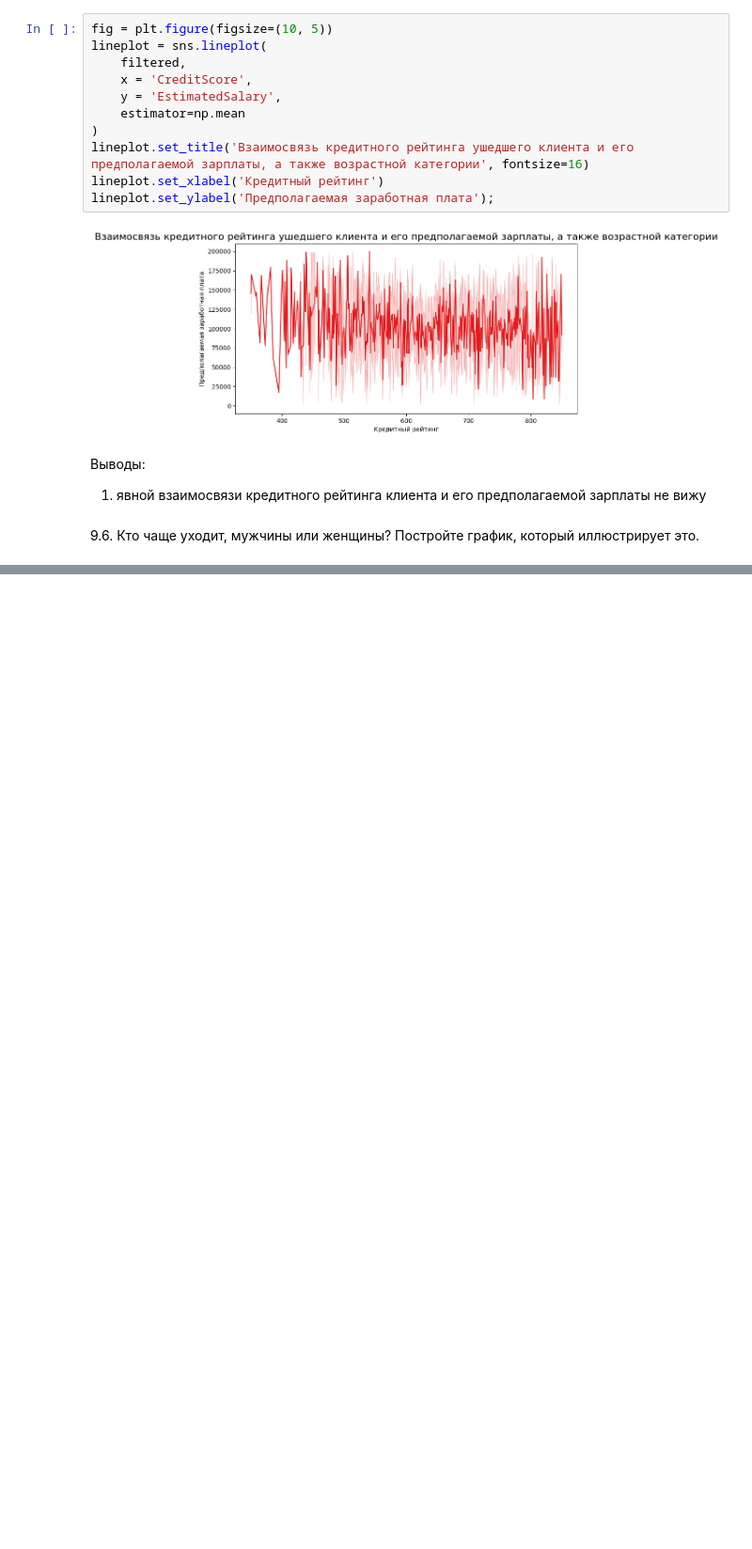
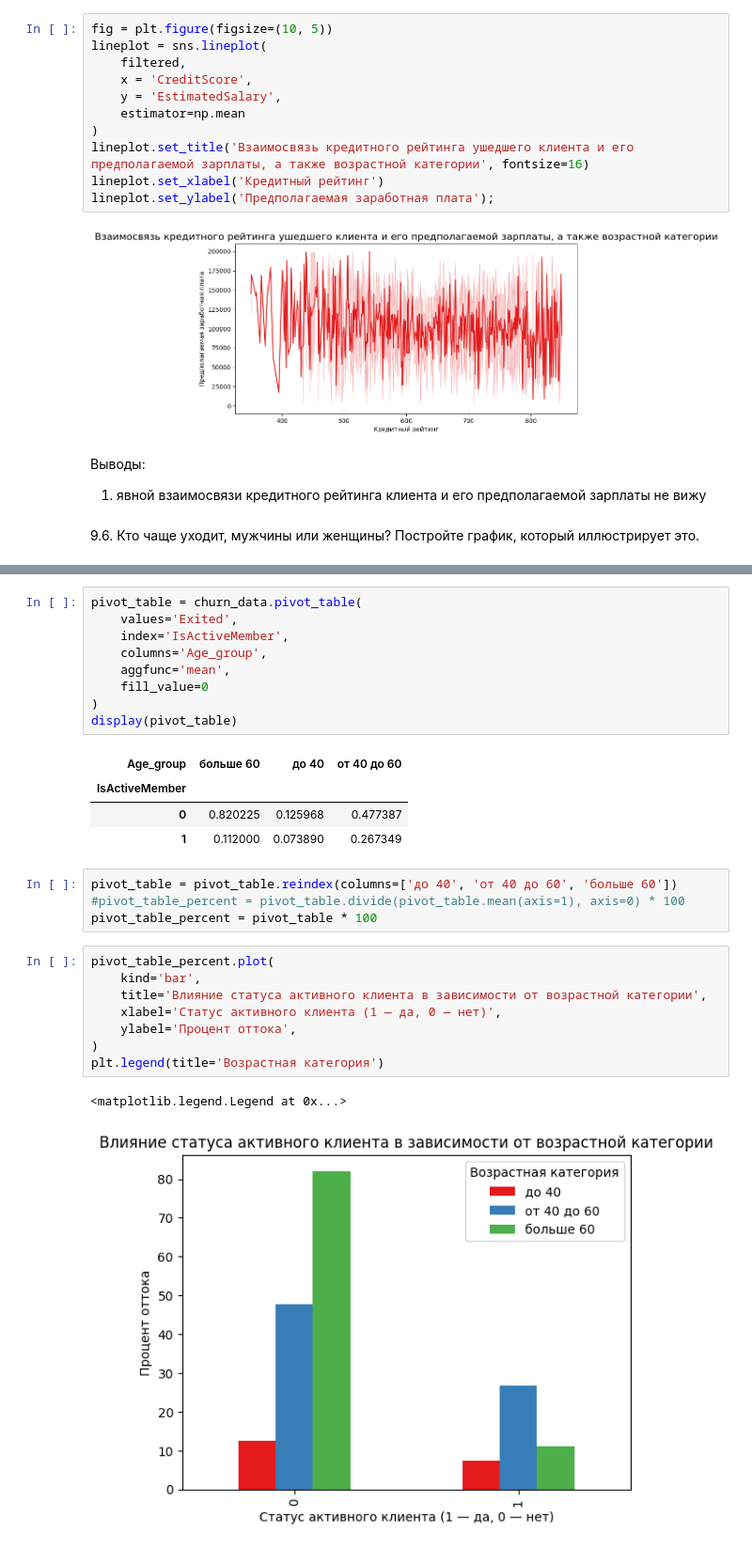
Before and after one commit to oresh247/SF_DS_PYTHON, a Jupyter notebook: SF/Задание 9.11. Модуль 13 (HW-01)/ОрешкинАВ_Задание 9.11. Модуль 13 (HW-01).ipynb, the cells around one changed output, grey strips where cells are left out. Shown at 94% size. Saved outputs shown, nothing was run; the diff lists cells and outputs as text; blank space fills up the shorter version.

```diff
--- a/SF/Задание 9.11. Модуль 13 (HW-01)/ОрешкинАВ_Задание 9.11. Модуль 13 (HW-01).ipynb
+++ b/SF/Задание 9.11. Модуль 13 (HW-01)/ОрешкинАВ_Задание 9.11. Модуль 13 (HW-01).ipynb
@@ -283,0 +377,29 @@ lineplot.set_ylabel('Предполагаемая заработная плат
+# %%
+pivot_table = churn_data.pivot_table(
+    values='Exited',
+    index='IsActiveMember',
+    columns='Age_group',
+    aggfunc='mean',
+    fill_value=0
+)
+display(pivot_table)
+# %% [output]
+| Age_group | больше 60 | до 40 | от 40 до 60 |
+| IsActiveMember |  |  |  |
+| 0 | 0.820225 | 0.125968 | 0.477387 |
+| 1 | 0.112000 | 0.073890 | 0.267349 |
+# %%
+pivot_table = pivot_table.reindex(columns=['до 40', 'от 40 до 60', 'больше 60'])
+#pivot_table_percent = pivot_table.divide(pivot_table.mean(axis=1), axis=0) * 100
+pivot_table_percent = pivot_table * 100
+# %%
+pivot_table_percent.plot(
+    kind='bar',
+    title='Влияние статуса активного клиента в зависимости от возрастной категории',
+    xlabel='Статус активного клиента (1 — да, 0 — нет)',
+    ylabel='Процент оттока',
+)
+plt.legend(title='Возрастная категория')
+# %% [output]
+<matplotlib.legend.Legend at 0x...>
+[figure, added]
```
Also changed, not shown: parts of 21 cells of this notebook.
